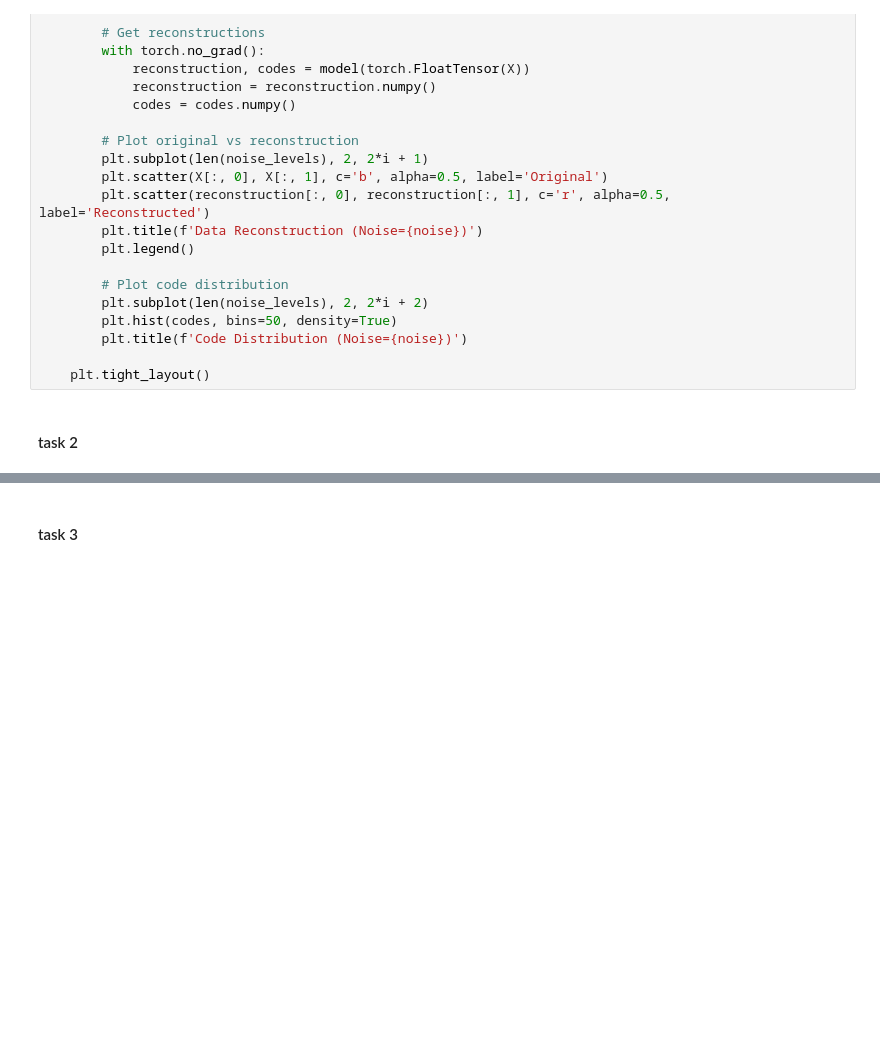
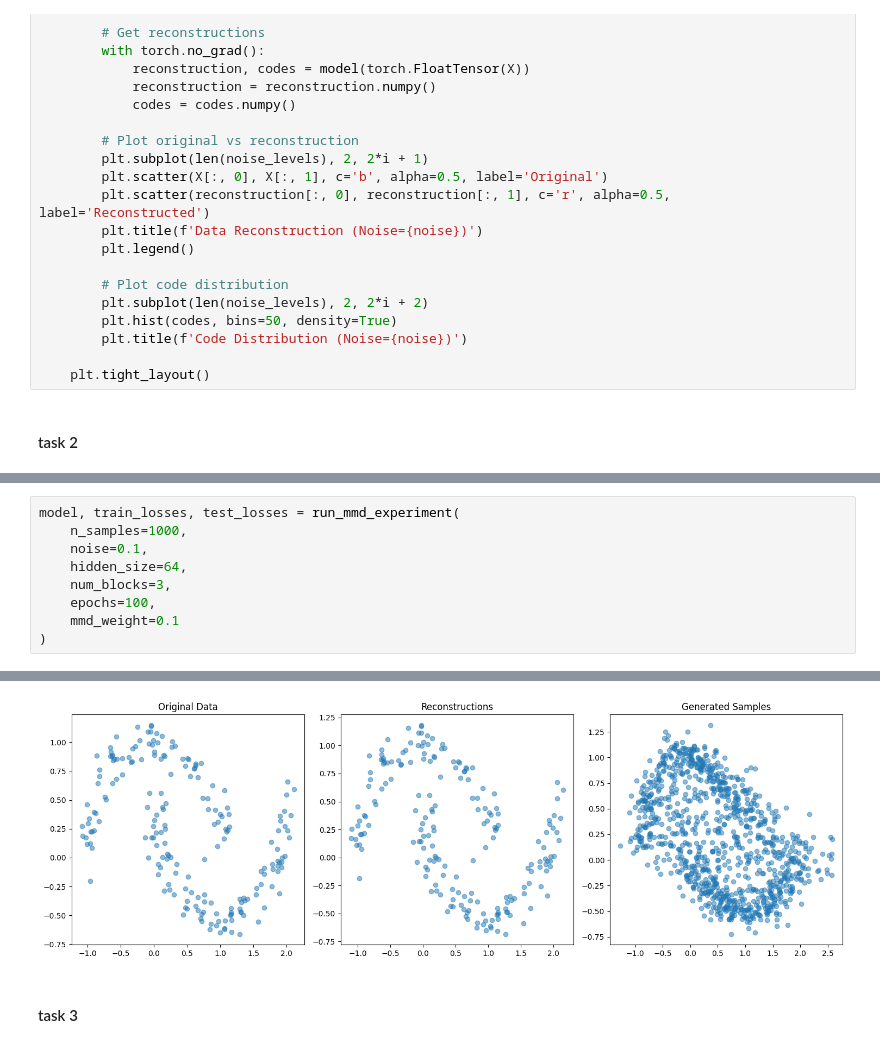
Before and after one commit to sandrinjoy/gnns-ws-24, a Jupyter notebook: autoencoders.ipynb, the cells around one changed output, grey strips where cells are left out. Drawn from its saved outputs; the diff is of its cells as text; blank space fills up the shorter version.

```diff
--- a/autoencoders.ipynb
+++ b/autoencoders.ipynb
@@ -676,0 +626,10 @@ Epoch [200/200], Train Loss: 0.0002, MMD Loss: 0.0286, Test Loss: 0.0002
+# %%
+model, train_losses, test_losses = run_mmd_experiment(
+    n_samples=1000,
+    noise=0.1,
+    hidden_size=64,
+    num_blocks=3,
+    epochs=100,
+    mmd_weight=0.1
+)
+# %% [output]
@@ -677,2 +646,3 @@ Epoch [200/200], Train Loss: 0.0002, MMD Loss: 0.0286, Test Loss: 0.0002
+[figure, added]
 # %% [markdown]
 #### task 3
```
Also changed, not shown: parts of 8 cells of this notebook.
